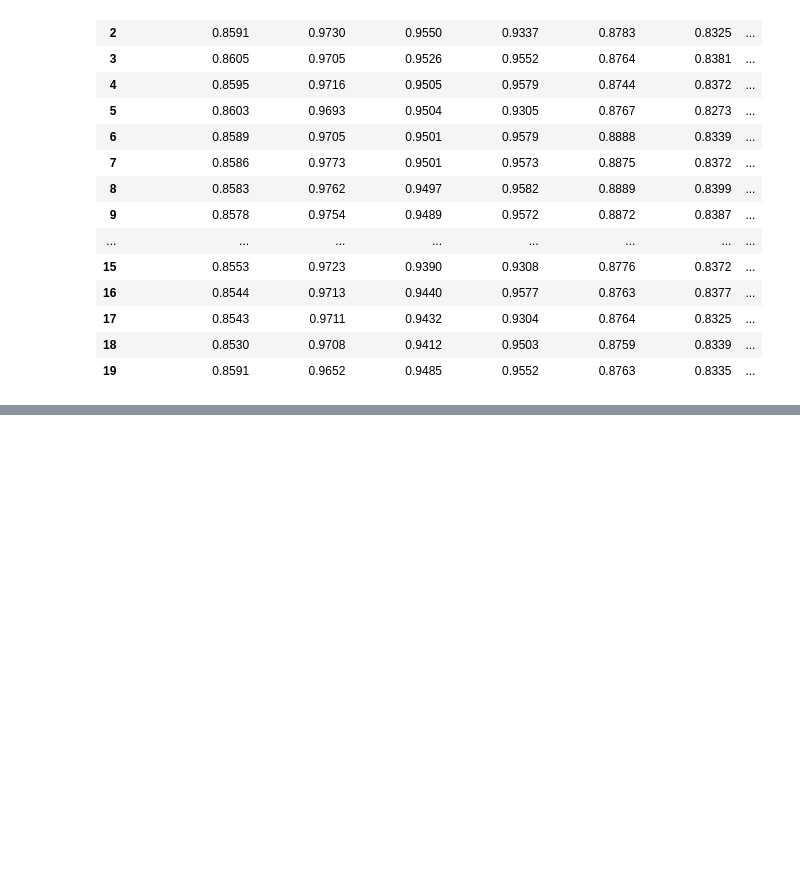
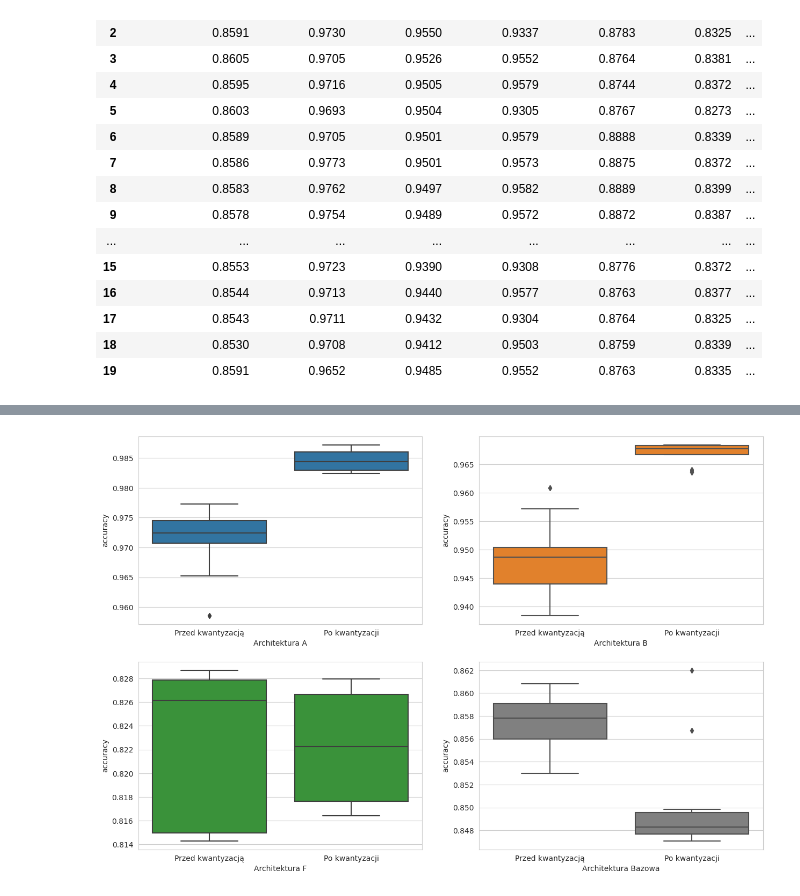
Before and after one commit to WestedCrean/master-thesis, a Jupyter notebook: notebooks/results_analysis/summary_phcd_quantization.ipynb, the cells around one changed output, grey strips where cells are left out. Saved outputs shown, nothing was run; the diff lists cells and outputs as text; code cells hidden in the pictures; blank space fills up the shorter version.

```diff
--- a/notebooks/results_analysis/summary_phcd_quantization.ipynb
+++ b/notebooks/results_analysis/summary_phcd_quantization.ipynb
@@ -408,0 +338,6 @@ Text(0, 0.5, 'Dokładność')
+# %%
+accuracy_quantized = quantized[['Architektura', 'accuracy']].copy()
+
+# group by "Architektura" and take median
+#accuracy_quantized = accuracy_quantized.groupby("Architektura").median().reset_index()
+accuracy_quantized.head()
@@ -408,0 +351,6 @@ Text(0, 0.5, 'Dokładność')
+# %%
+results_interesting = results_all[["Architektura A", "Architektura B", "Architektura F", "Architektura Bazowa"]].copy()
+
+# show results_interesting as a table where each row contains 2 columns: "Architektura"EncodingWarning
+results_interesting = results_interesting.melt(var_name="Architektura", value_name="accuracy")
+results_interesting
@@ -408,0 +371,5 @@ Text(0, 0.5, 'Dokładność')
+# %%
+# concat with accuracy_quantized and convert accuracy to float
+accuracy_quantized = pd.concat([accuracy_quantized, results_interesting])
+accuracy_quantized['accuracy'] = accuracy_quantized['accuracy'].astype(float)
+accuracy_quantized.sample(5)
@@ -408,0 +383,31 @@ Text(0, 0.5, 'Dokładność')
+# %%
+fig, axes = plt.subplots(2, 2, figsize=(15, 10))
+
+axes = axes.flatten()
+
+boxplot_cmap = models_cmap_list.copy()
+boxplot_cmap.insert(3, "gray")
+
+quantization_palette = ["indigo", "mediumseagreen", "royalblue",  "darkred"]
+for i, pair in enumerate(pairs):
+    ax = axes[i]
+
+    data = accuracy_quantized[accuracy_quantized['Architektura'].isin(pair)]
+
+    # plot two boxplots, one for each element of pair, one is slightly darker than the other
+    sns.boxplot(x="Architektura", y="accuracy", data=data, ax=ax, color=boxplot_cmap[i], order=pair)
+
+    # set axis title as "Architektura X"
+    #ax.set_title(pair[0])
+    ax.set_xlabel(pair[0])
+
+    # set y axis label to "Dokładność"
+
+    # set x  labels to "Przed kwantyzacją" and "Po kwantyzacji"
+    ax.set_xticklabels(["Przed kwantyzacją", "Po kwantyzacji"])
+
+plt.savefig("/home/wiktor/Pulpit/kwantyzacja_dokladnosc.png", dpi=300, bbox_inches='tight')
+
+plt.show()
+# %% [output]
+[figure, added]
```
Also changed, not shown: parts of 33 cells of this notebook, 4 other files.
